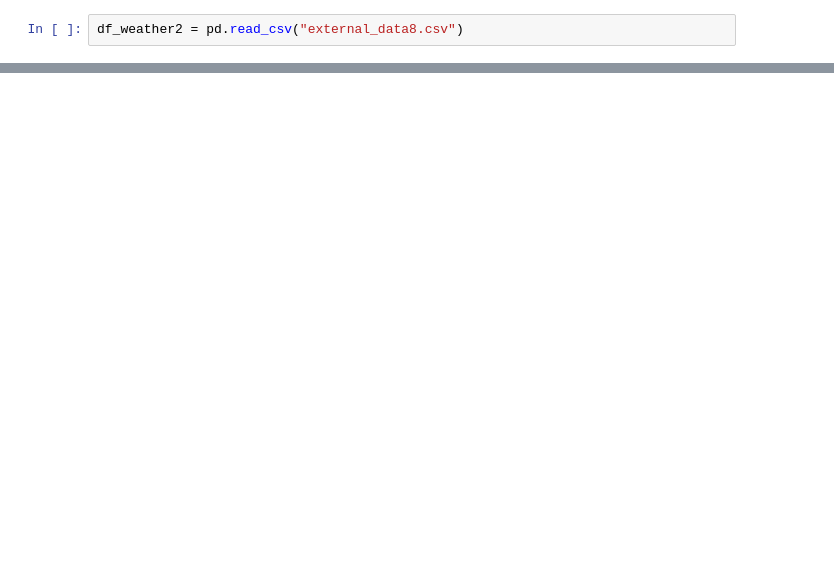
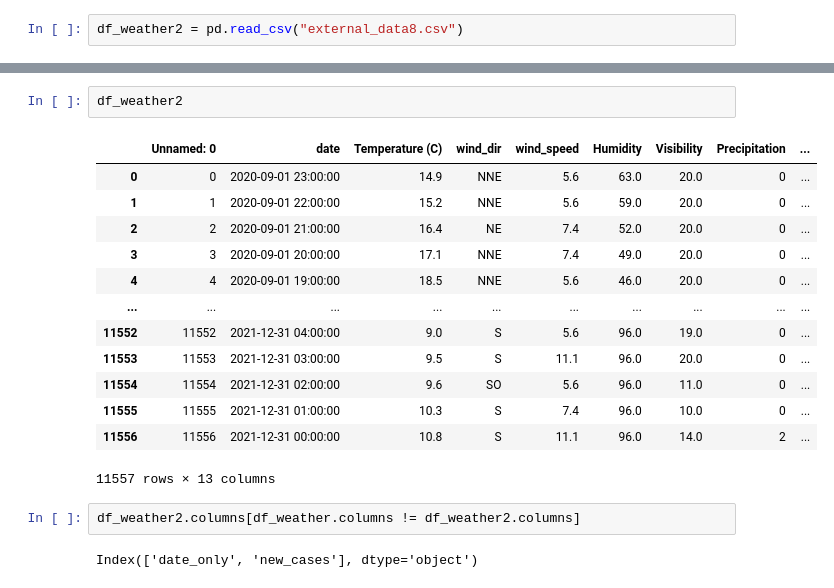
Before and after one commit to Rehann2/bike_counts_Kaan_Rehan, a Jupyter notebook: Datatest.ipynb, the cells around one changed output, grey strips where cells are left out. Cells and saved outputs as stored; diff of their text form; blank space fills up the shorter version.

```diff
--- a/Datatest.ipynb
+++ b/Datatest.ipynb
@@ -20,0 +35,20 @@ df_weather2 = pd.read_csv("external_data8.csv")
+# %%
+df_weather2
+# %% [output]
+|  | Unnamed: 0 | date | Temperature (C) | wind_dir | wind_speed | Humidity | Visibility | Precipitation | ... |
+| 0 | 0 | 2020-09-01 23:00:00 | 14.9 | NNE | 5.6 | 63.0 | 20.0 | 0 | ... |
+| 1 | 1 | 2020-09-01 22:00:00 | 15.2 | NNE | 5.6 | 59.0 | 20.0 | 0 | ... |
+| 2 | 2 | 2020-09-01 21:00:00 | 16.4 | NE | 7.4 | 52.0 | 20.0 | 0 | ... |
+| 3 | 3 | 2020-09-01 20:00:00 | 17.1 | NNE | 7.4 | 49.0 | 20.0 | 0 | ... |
+| 4 | 4 | 2020-09-01 19:00:00 | 18.5 | NNE | 5.6 | 46.0 | 20.0 | 0 | ... |
+| ... | ... | ... | ... | ... | ... | ... | ... | ... | ... |
+| 11552 | 11552 | 2021-12-31 04:00:00 | 9.0 | S | 5.6 | 96.0 | 19.0 | 0 | ... |
+| 11553 | 11553 | 2021-12-31 03:00:00 | 9.5 | S | 11.1 | 96.0 | 20.0 | 0 | ... |
+| 11554 | 11554 | 2021-12-31 02:00:00 | 9.6 | SO | 5.6 | 96.0 | 11.0 | 0 | ... |
+| 11555 | 11555 | 2021-12-31 01:00:00 | 10.3 | S | 7.4 | 96.0 | 10.0 | 0 | ... |
+| 11556 | 11556 | 2021-12-31 00:00:00 | 10.8 | S | 11.1 | 96.0 | 14.0 | 2 | ... |
+11557 rows × 13 columns
+# %%
+df_weather2.columns[df_weather.columns != df_weather2.columns]
+# %% [output]
+Index(['date_only', 'new_cases'], dtype='object')
```
Also changed, not shown: parts of 10 cells of this notebook, 25 other files.
